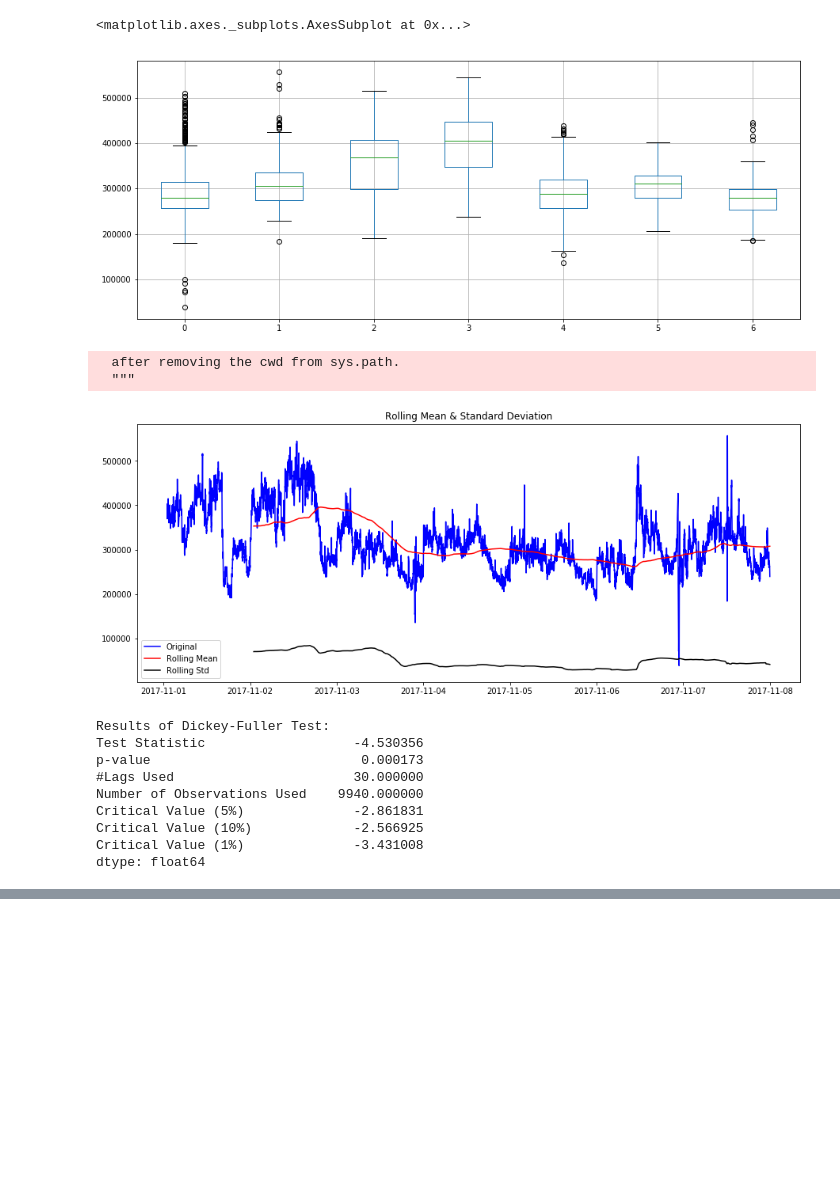
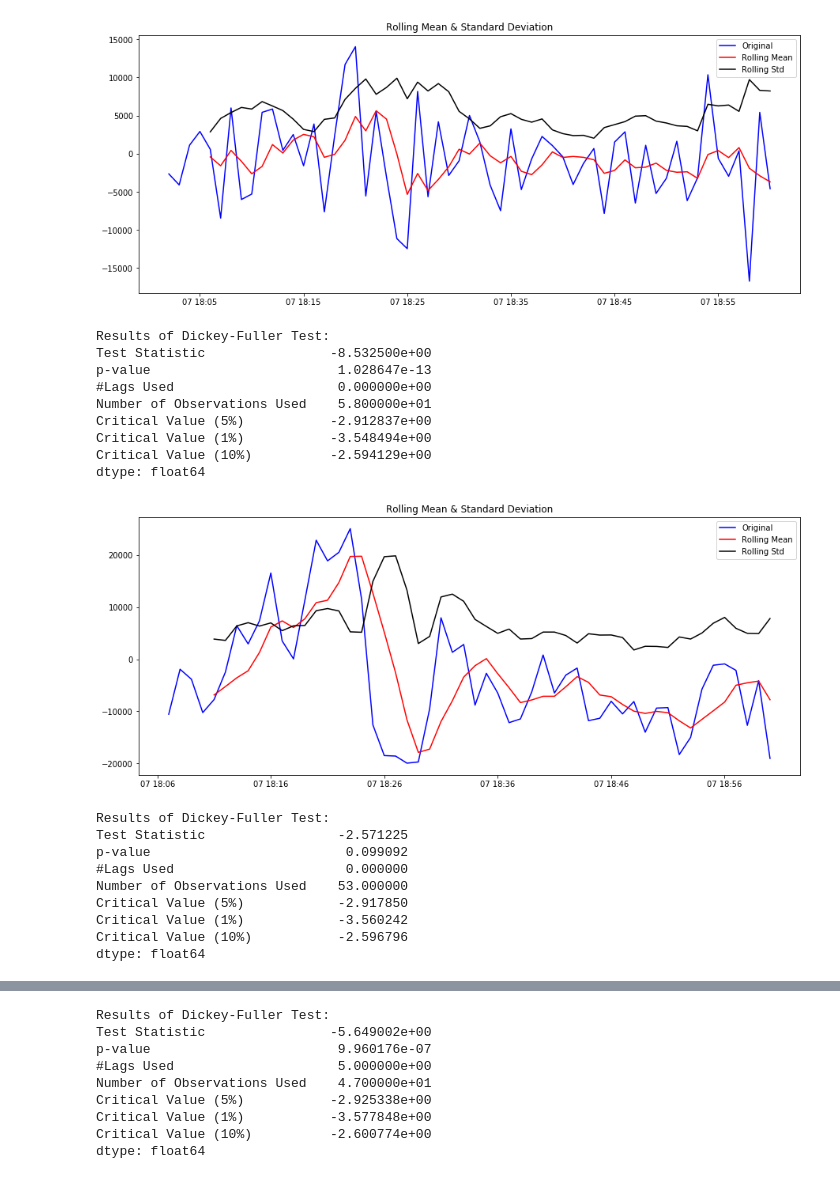
Before and after one commit to lcguerrerocovo/autoscaling-forecast, a Jupyter notebook: analysis.ipynb, the cells around one changed output, grey strips where cells are left out. Saved outputs shown, nothing was run; the diff lists cells and outputs as text; code cells hidden in the pictures; blank space fills up the shorter version.

```diff
--- a/analysis.ipynb
+++ b/analysis.ipynb
@@ -111,12 +49,13 @@ from statsmodels.tsa.stattools import adfuller
 # %%
-def test_stationarity(timeseries):
+from statsmodels.tsa.stattools import adfuller
+def test_stationarity(ts):
 
     #Determing rolling statistics
-    rolmean = pd.rolling_mean(timeseries, window=1440)
-    rolstd = pd.rolling_std(timeseries, window=1440)
+    rolmean = ts.rolling(center=False,window=5).mean()
+    rolstd = ts.rolling(center=False,window=5).std()
 
     #Plot rolling statistics:
-    orig = plt.plot(timeseries, color='blue',label='Original')
+    orig = plt.plot(ts, color='blue',label='Original')
     mean = plt.plot(rolmean, color='red', label='Rolling Mean')
     std = plt.plot(rolstd, color='black', label = 'Rolling Std')
     plt.legend(loc='best')
@@ -125,7 +64,7 @@ def test_stationarity(timeseries):
 
     #Perform Dickey-Fuller test:
     print('Results of Dickey-Fuller Test:')
-    dftest = adfuller(timeseries, autolag='AIC')
+    dftest = adfuller(ts, autolag='AIC')
     dfoutput = pd.Series(dftest[0:4], index=['Test Statistic','p-value','#Lags Used','Number of Observations Used'])
     for key,value in dftest[4].items():
         dfoutput['Critical Value (%s)'%key] = value
@@ -152,21 +85,33 @@ df['days'] = clean.index.weekday
-# %%
-x =df.pivot(index='dates', columns='days', values='request count')
-x.boxplot()
-# %% [output]
-<matplotlib.axes._subplots.AxesSubplot at 0x...>
-[figure, removed]
-# %%
-test_stationarity(ts)
-# %% [output]
-  after removing the cwd from sys.path.
-  """
-[figure, removed]
-Results of Dickey-Fuller Test:
-Test Statistic                   -4.530356
-p-value                           0.000173
-#Lags Used                       30.000000
-Number of Observations Used    9940.000000
-Critical Value (5%)              -2.861831
-Critical Value (10%)             -2.566925
-Critical Value (1%)              -3.431008
-dtype: float64
+# %%
+new_ts = pd.DataFrame()
+new_ts['first_difference'] = ts - ts.shift(1)
+test_stationarity(new_ts['first_difference'].dropna(inplace=False))
+
+new_ts['seasonal_difference'] = ts - ts.shift(6)
+test_stationarity(new_ts['seasonal_difference'].dropna(inplace=False))
+
+new_ts['seasonal_first_difference'] = new_ts['first_difference'] - new_ts['first_difference'].shift(6)
+test_stationarity(new_ts['seasonal_first_difference'].dropna(inplace=False))
+
+new_ts['seasonal_first_difference'] = new_ts['seasonal_first_difference'].dropna()
+# %% [output]
+[figure, added]
+Results of Dickey-Fuller Test:
+Test Statistic                -8.532500e+00
+p-value                        1.028647e-13
+#Lags Used                     0.000000e+00
+Number of Observations Used    5.800000e+01
+Critical Value (5%)           -2.912837e+00
+Critical Value (1%)           -3.548494e+00
+Critical Value (10%)          -2.594129e+00
+dtype: float64
+[figure, added]
+Results of Dickey-Fuller Test:
+Test Statistic                 -2.571225
+p-value                         0.099092
+#Lags Used                      0.000000
+Number of Observations Used    53.000000
+Critical Value (5%)            -2.917850
+Critical Value (1%)            -3.560242
+Critical Value (10%)           -2.596796
+dtype: float64
@@ -173,3 +119,12 @@ dtype: float64
+Results of Dickey-Fuller Test:
+Test Statistic                -5.649002e+00
+p-value                        9.960176e-07
+#Lags Used                     5.000000e+00
+Number of Observations Used    4.700000e+01
+Critical Value (5%)           -2.925338e+00
+Critical Value (1%)           -3.577848e+00
+Critical Value (10%)          -2.600774e+00
+dtype: float64
 # %%
 from statsmodels.graphics.tsaplots import plot_acf
 from statsmodels.graphics.tsaplots import plot_pacf
```
Also changed, not shown: parts of 25 cells of this notebook.
